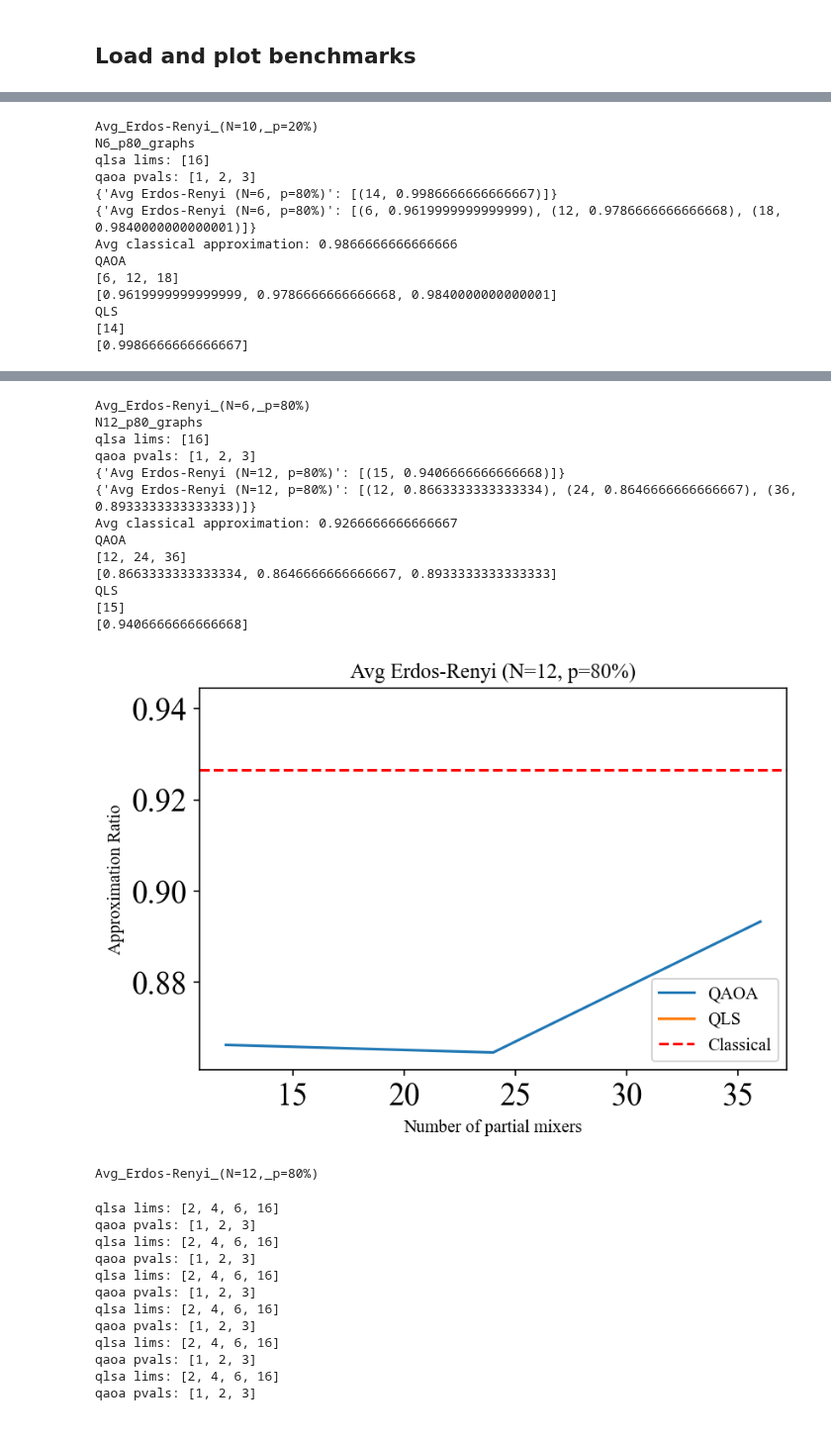
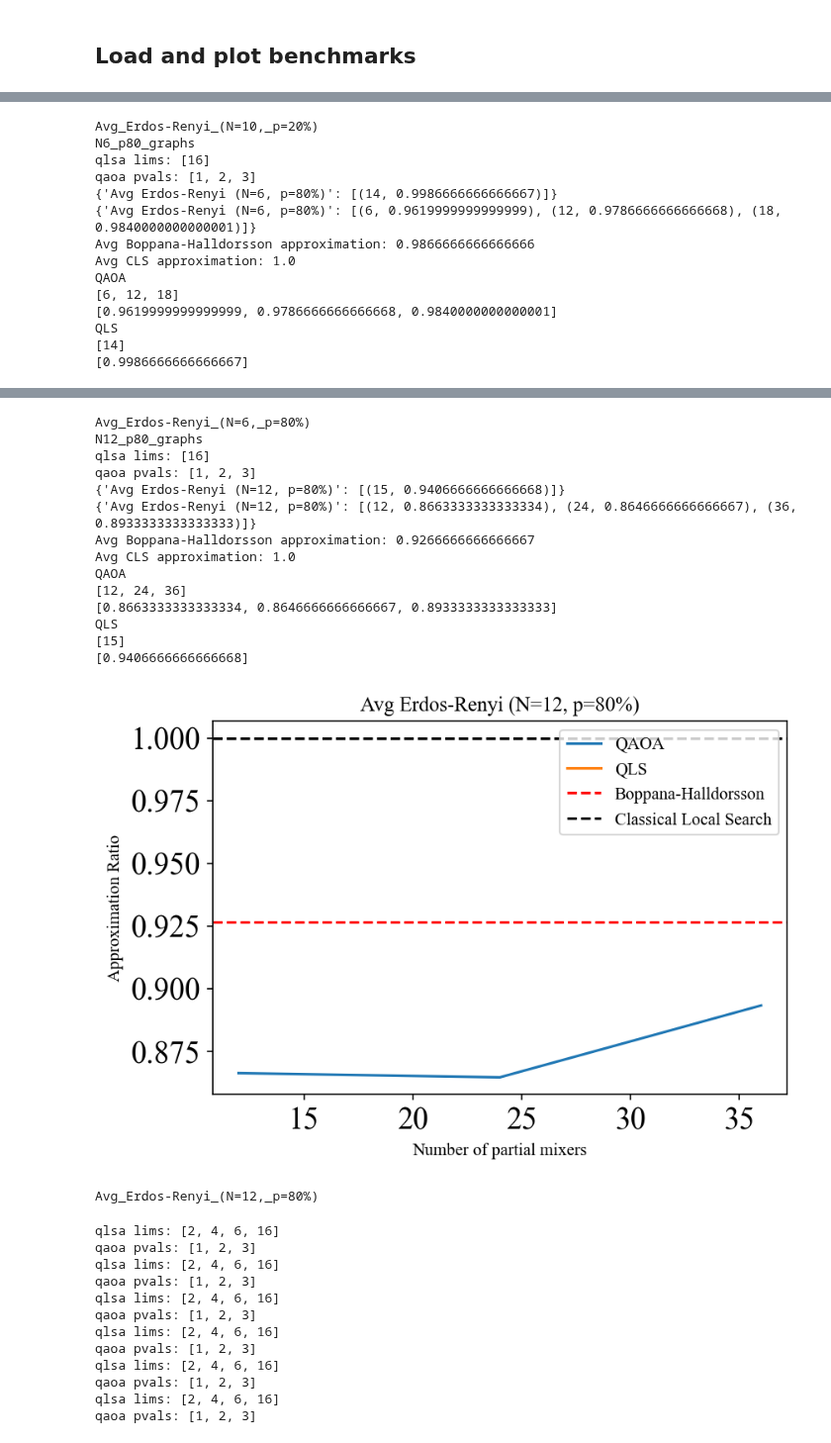
Before and after one commit to teaguetomesh/dqva-and-circuit-cutting, a Jupyter notebook: qls_comparison.ipynb, the cells around one changed output, grey strips where cells are left out. Shown at 99% size. Saved outputs shown, nothing was run; the diff lists cells and outputs as text; code cells hidden in the pictures.

```diff
--- a/qls_comparison.ipynb
+++ b/qls_comparison.ipynb
@@ -131,7 +131,8 @@ def plot_comparison(qaoa_data, qlsa_data, savefig=False, show=True, classical_ap
             ax.plot(xvals, yvals, label=label)
 
         if not classical_approx is None:
-            ax.axhline(y=classical_approx, label='Classical', ls='--', c='r')
+            for approx in classical_approx:
+                ax.axhline(y=approx[0], label=approx[1], ls='--', c=approx[2])
 
         ax.set_title(graph)
         ax.legend()
@@ -254,8 +281,8 @@ def load_data(graph_fn):
     graphs = sorted(graphs, key=lambda g: int(g.strip('G.txt')))
 
     # collect classical MIS data at the same time
-    classical_data = []
-
+    classical_data = {}
+    temp_classical_data = []
     for graph in graphs:
         with open(glob.glob(algs[0]+'/'+graph_fn+'/'+graph+'/*')[0], 'rb') as pklfile:
             output = pickle.load(pklfile)
@@ -266,7 +293,7 @@ def load_data(graph_fn):
 
         # Find MIS with Boppana-Halldorsson
         classical_approx = len(maximum_independent_set(G)) / opt_mis
-        classical_data.append(classical_approx)
+        temp_classical_data.append(classical_approx)
 
         cur_graph_data = []
         for alg in algs:
@@ -282,10 +309,16 @@ def load_data(graph_fn):
         if not any(np.isnan(np.array(cur_graph_data))):
             qaoa_y_data.append(cur_graph_data)
 
+    # Save Boppana-Halldorsson results
+    classical_data['BH'] = temp_classical_data
+
     # The averaged results for each graph is stored in the qaoa_y_data list
     qaoa_xvals = [p*nq for p in pvals]
     qaoa_data = {'x':qaoa_xvals, 'y':qaoa_y_data}
 
+    # Load the classical local search data
+    classical_data['CLS'] = load_cls_data(graph_fn)
+
     return qlsa_data, qaoa_data, classical_data
 # %%
 graphs = glob.glob('benchmark_results/qaoa_P1_qasm/*')
@@ -298,12 +331,17 @@ for graph in graphs[0:3]:
     qlsa_data, qaoa_data, classical_data = load_data(graph)
     avg_qlsa_data = {name:list(zip(qlsa_data['x'], np.mean(np.array(qlsa_data['y']), axis=0)))}
     avg_qaoa_data = {name:list(zip(qaoa_data['x'], np.mean(np.array(qaoa_data['y']), axis=0)))}
-    avg_classical_approx = np.mean(classical_data)
+    avg_bh_approx = np.mean(classical_data['BH'])
+    avg_cls_approx = np.mean(classical_data['CLS'])
     print(avg_qlsa_data)
     print(avg_qaoa_data)
-    print('Avg classical approximation:', avg_classical_approx)
+    print('Avg Boppana-Halldorsson approximation:', avg_bh_approx)
+    print('Avg CLS approximation:', avg_cls_approx)
 
-    plot_comparison(avg_qaoa_data, avg_qlsa_data, savefig=False, show=True, classical_approx=avg_classical_approx)
+    classical_approxs = [(avg_bh_approx, 'Boppana-Halldorsson', 'r'),
+                         (avg_cls_approx, 'Classical Local Search', 'k')]
+
+    plot_comparison(avg_qaoa_data, avg_qlsa_data, savefig=False, show=True, classical_approx=classical_approxs)
 # %% [output]
 N10_p20_graphs
 qlsa lims: [2, 4, 6, 16]
@@ -324,7 +363,8 @@ qlsa lims: [16]
 qaoa pvals: [1, 2, 3]
 {'Avg Erdos-Renyi (N=6, p=80%)': [(14, 0.9986666666666667)]}
 {'Avg Erdos-Renyi (N=6, p=80%)': [(6, 0.9619999999999999), (12, 0.9786666666666668), (18, 0.9840000000000001)]}
-Avg classical approximation: 0.9866666666666666
+Avg Boppana-Halldorsson approximation: 0.9866666666666666
+Avg CLS approximation: 1.0
 QAOA
 [6, 12, 18]
 [0.9619999999999999, 0.9786666666666668, 0.9840000000000001]
@@ -335,17 +375,18 @@ QLS
 Avg_Erdos-Renyi_(N=6,_p=80%)
 N12_p80_graphs
 qlsa lims: [16]
 qaoa pvals: [1, 2, 3]
 {'Avg Erdos-Renyi (N=12, p=80%)': [(15, 0.9406666666666668)]}
 {'Avg Erdos-Renyi (N=12, p=80%)': [(12, 0.8663333333333334), (24, 0.8646666666666667), (36, 0.8933333333333333)]}
-Avg classical approximation: 0.9266666666666667
+Avg Boppana-Halldorsson approximation: 0.9266666666666667
+Avg CLS approximation: 1.0
 QAOA
 [12, 24, 36]
 [0.8663333333333334, 0.8646666666666667, 0.8933333333333333]
 QLS
 [15]
 [0.9406666666666668]
-[figure, old version]
+[figure, new version]
 Avg_Erdos-Renyi_(N=12,_p=80%)
 # %%
 def plot_comp_fig(fig_data, savestr=None, show=True):
```
Also changed, not shown: parts of 5 cells of this notebook, 1 other file.
